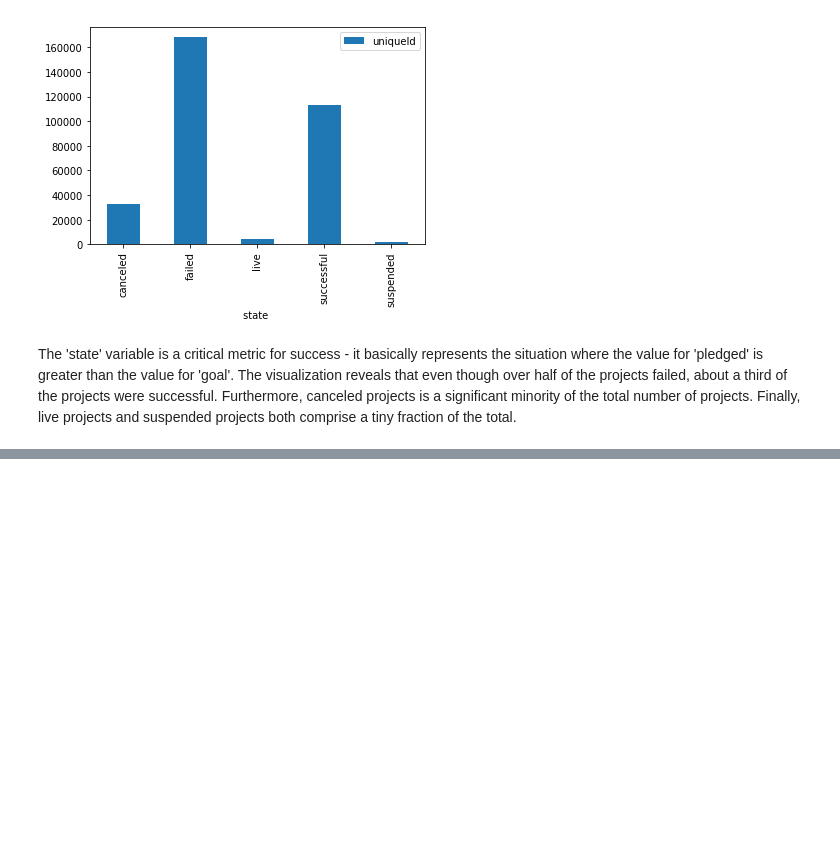
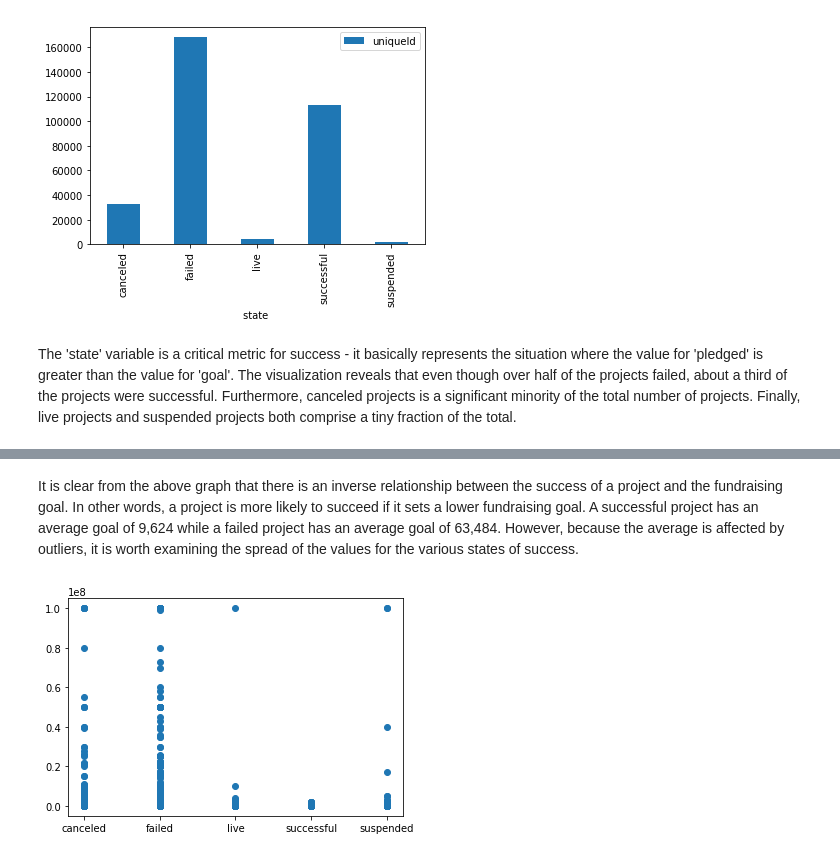
Before and after one commit to BryanCikatz/msds7331_project1, a Jupyter notebook: visualizations_bryan.ipynb, the cells around one changed output, grey strips where cells are left out. Cells and saved outputs as stored; diff of their text form; code cells hidden in the pictures; blank space fills up the shorter version.

```diff
--- a/visualizations_bryan.ipynb
+++ b/visualizations_bryan.ipynb
@@ -173,0 +197,7 @@ The 'state' variable is a critical metric for success - it basically represents
+# %% [markdown]
+It is clear from the above graph that there is an inverse relationship between the success of a project and the fundraising goal. In other words, a project is more likely to succeed if it sets a lower fundraising goal. A successful project has an average goal of 9,624 while a failed project has an average goal of 63,484. However, because the average is affected by outliers, it is worth examining the spread of the values for the various states of success.
+# %%
+plt.scatter(df['state '], df['goal '])
+plt.show()
+# %% [output]
+[figure, added]
```
Also changed, not shown: parts of 16 cells of this notebook.
